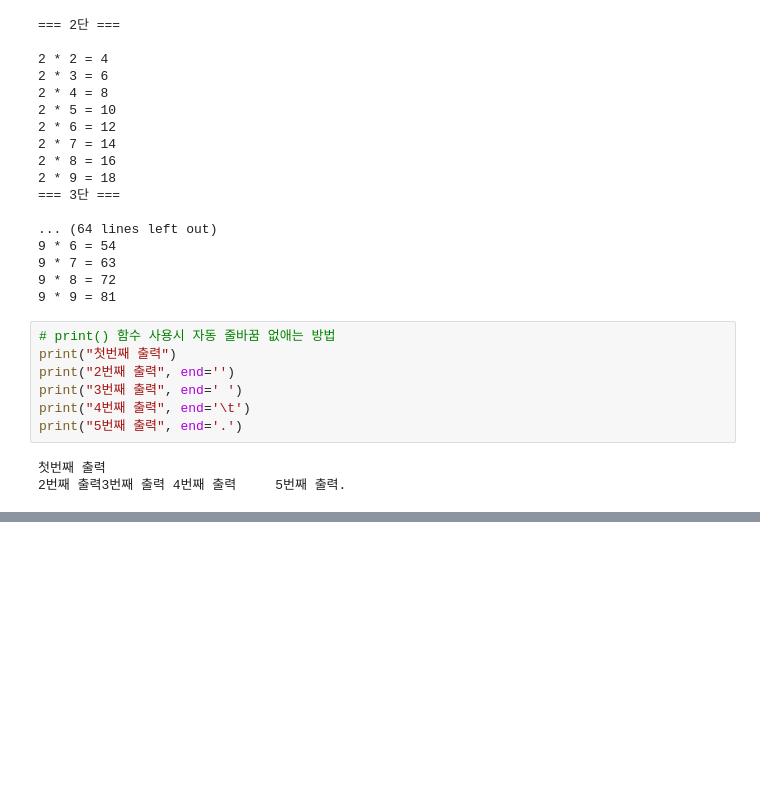
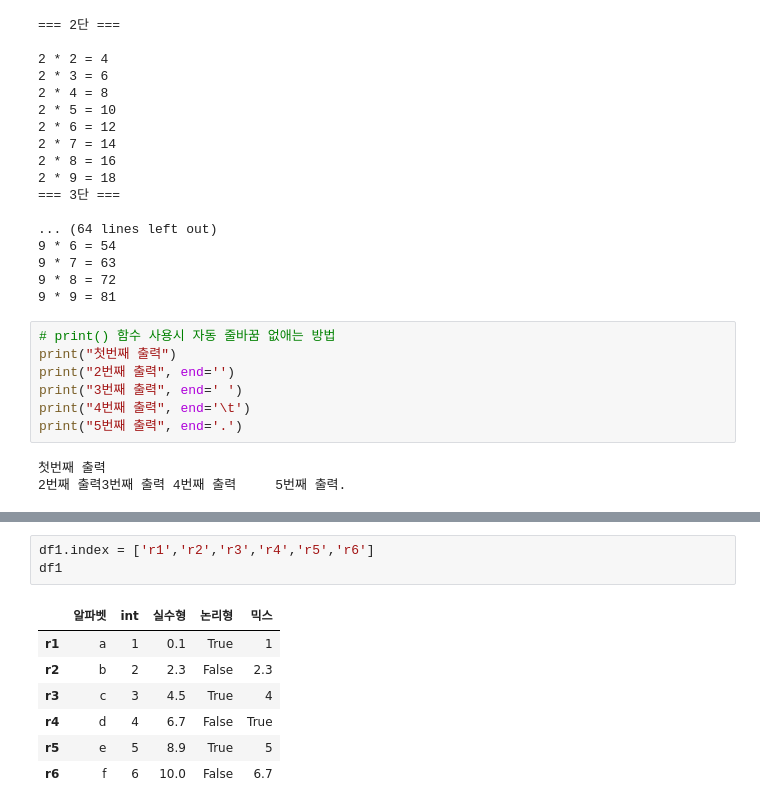
Before and after one commit to NustEred/OnDevicePython, a Jupyter notebook: 파이썬기초.ipynb, the cells around one changed output, grey strips where cells are left out. Cells and saved outputs as stored; diff of their text form; blank space fills up the shorter version.

```diff
--- a/파이썬기초.ipynb
+++ b/파이썬기초.ipynb
@@ -583,0 +1660,11 @@ print("5번째 출력", end='.')
+# %%
+df1.index = ['r1','r2','r3','r4','r5','r6']
+df1
+# %% [output]
+|  | 알파벳 | int | 실수형 | 논리형 | 믹스 |
+| r1 | a | 1 | 0.1 | True | 1 |
+| r2 | b | 2 | 2.3 | False | 2.3 |
+| r3 | c | 3 | 4.5 | True | 4 |
+| r4 | d | 4 | 6.7 | False | True |
+| r5 | e | 5 | 8.9 | True | 5 |
+| r6 | f | 6 | 10.0 | False | 6.7 |
```
Also changed, not shown: parts of 119 cells of this notebook.
